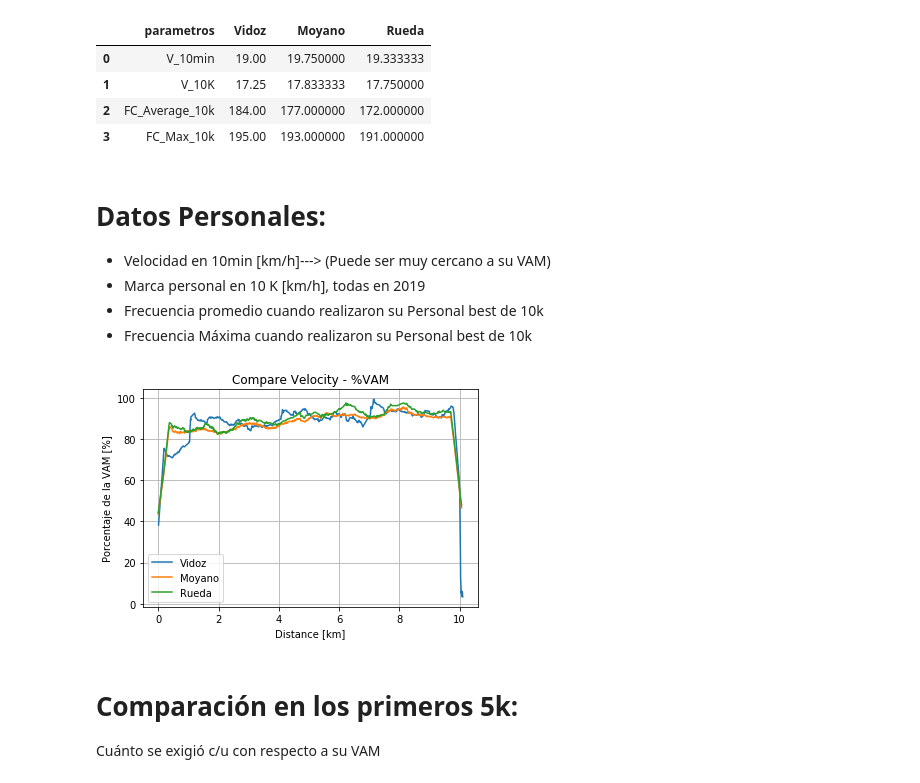
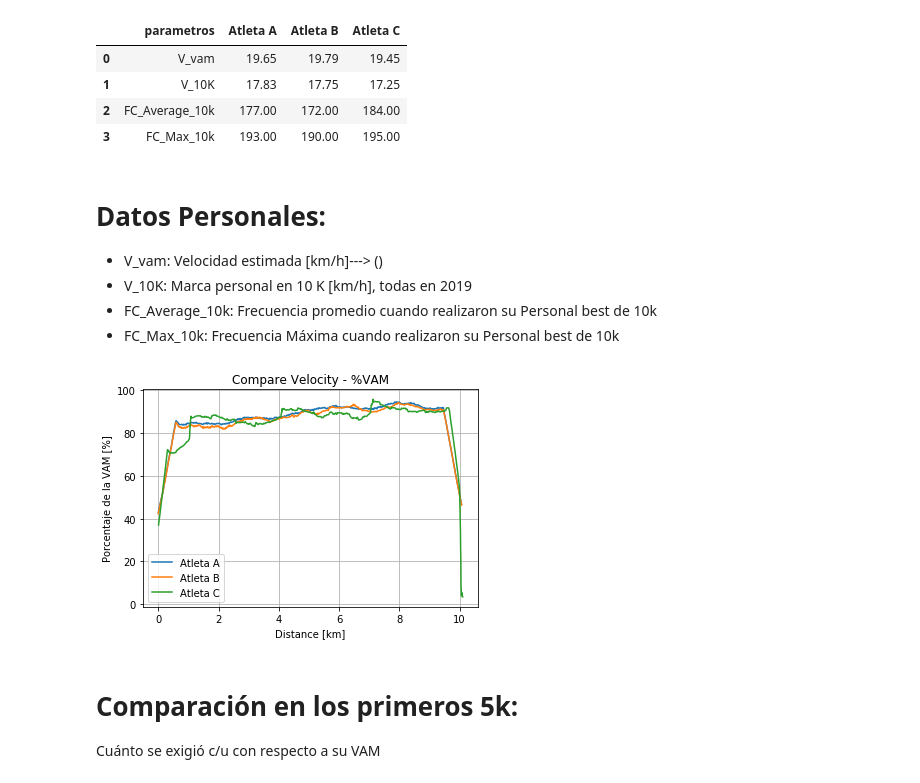
Before and after one commit to sagarueda/Data_10k_Test, a Jupyter notebook: Test 10K.ipynb, the cells around one changed output. Drawn from its saved outputs; the diff is of its cells as text; code cells hidden in the pictures.

```diff
--- a/Test 10K.ipynb
+++ b/Test 10K.ipynb
@@ -143,0 +218,9 @@ plt.show()
+# %%
+V05_A = round(np.mean(data_A["velocity_smooth"][int(len(data_A["velocity_smooth"])/2):-100]),2)
+V05_B = round(np.mean(data_B["velocity_smooth"][int(len(data_B["velocity_smooth"])/2):-100]),2)
+V05_C = round(np.mean(data_C["velocity_smooth"][int(len(data_C["velocity_smooth"])/2):-400]),2)
+V05 = [V05_A,V05_B,V05_C]
+VAM_2 =[] #lA NUEVA VAM
+for V in V05:
+    print("El",atl[j],"corrió los últimos 5k a",round(V,1),"km/h")
+    VAM_2.append(VAM_test10(10*60/V))
@@ -144,55 +248,51 @@ plt.show()
 # %%
-#Marco, Jaime y Gabi declaran tener velocidad "cercana a la VAM"
-names = ["Vidoz", "Moyano","Rueda"]
-#VAM = [3:12, 3:03,3:08]
-V_10min = 20-np.array([12,3,8])/12 #km/h
+names = ["Atleta A", "Atleta B","Atleta C"]
+#VAM = [3:12, 3:03,3:08] #vel de 2k de c/u
+
+V_vam = y#vam promedio
 
 #V_10K_Personal Best = [3:33, 3:26,3:27] (Pista2019, CIpolletti2019, Velodromo2019)
-V_10k = 20-np.array([33,26,27])/12
-FC10k_avg = [184,177,172]
-FC10k_max = [195,193,191]
+V_10k = 20-np.array([26,27,33])/12
+FC10k_avg = [177,172,184]
+FC10k_max = [193,190,195]
 P_Best = pd.DataFrame()
-P_Best["parametros"] = ["V_10min","V_10K", "FC_Average_10k","FC_Max_10k"]
+P_Best["parametros"] = ["V_vam","V_10K", "FC_Average_10k","FC_Max_10k"]
 j = 0
 for i in names:
-    P_Best[i] = np.array([V_10min[j],V_10k[j],FC10k_avg[j],FC10k_max[j]])
+    P_Best[i] = np.array([round(V_vam[j],2),round(V_10k[j],2),int(FC10k_avg[j]),int(FC10k_max[j])])
     j +=1
 
 P_Best.head()
 # %% [output]
-|  | parametros | Vidoz | Moyano | Rueda |
-| 0 | V_10min | 19.00 | 19.750000 | 19.333333 |
-| 1 | V_10K | 17.25 | 17.833333 | 17.750000 |
-| 2 | FC_Average_10k | 184.00 | 177.000000 | 172.000000 |
-| 3 | FC_Max_10k | 195.00 | 193.000000 | 191.000000 |
+|  | parametros | Atleta A | Atleta B | Atleta C |
+| 0 | V_vam | 19.65 | 19.79 | 19.45 |
+| 1 | V_10K | 17.83 | 17.75 | 17.25 |
+| 2 | FC_Average_10k | 177.00 | 172.00 | 184.00 |
+| 3 | FC_Max_10k | 193.00 | 190.00 | 195.00 |
 # %% [markdown]
 # Datos Personales:
-- Velocidad en 10min [km/h]---> (Puede ser muy cercano a su VAM)
-- Marca personal en 10 K [km/h], todas en 2019
-- Frecuencia promedio cuando realizaron su Personal best de 10k
-- Frecuencia Máxima cuando realizaron su Personal best de 10k
+- V_vam: Velocidad estimada [km/h]---> ()
+- V_10K: Marca personal en 10 K [km/h], todas en 2019
+- FC_Average_10k: Frecuencia promedio cuando realizaron su Personal best de 10k
+- FC_Max_10k: Frecuencia Máxima cuando realizaron su Personal best de 10k
 # %%
-
-V_VAM_A = np.array(100 - (P_Best["Vidoz"][0]-np.array(data_3["velocity_smooth"]))/P_Best["Vidoz"][0]*100)
-V_VAM_B = np.array(100 - (P_Best["Moyano"][0]-np.array(data_4["velocity_smooth"]))/P_Best["Moyano"][0]*100)
-V_VAM_C = np.array(100 - (P_Best["Rueda"][0]-np.array(data_1["velocity_smooth"]))/P_Best["Rueda"][0]*100)
-
-
+V_VAM_A = np.array(100 - (P_Best["Atleta A"][0]-np.array(data_A["velocity_smooth"]))/P_Best["Atleta A"][0]*100)
+V_VAM_B = np.array(100 - (P_Best["Atleta B"][0]-np.array(data_B["velocity_smooth"]))/P_Best["Atleta B"][0]*100)
+V_VAM_C = np.array(100 - (P_Best["Atleta C"][0]-np.array(data_C["velocity_smooth"]))/P_Best["Atleta C"][0]*100)
 
 plt.figure(2)
-N1 = 150
+N1 = 250
 plt.title("Compare Velocity - %VAM")
-ax1 = plt.plot(data_3["distance"],smooth(V_VAM_A,N1),label="Vidoz")
-plt.plot(data_4["distance"],smooth(V_VAM_B,N1),label="Moyano")
-plt.plot(data_1["distance"],smooth(V_VAM_C,N1),label="Rueda")
+ax1 = plt.plot(data_A["distance"],smooth(V_VAM_A,N1),label=names[0])
+plt.plot(data_B["distance"],smooth(V_VAM_B,N1),label=names[1])
+plt.plot(data_C["distance"],smooth(V_VAM_C,N1),label=names[2])
 plt.xlabel('Distance [km]')
 plt.ylabel("Porcentaje de la VAM [%]")
 plt.legend()
 plt.grid()
-#ax1.set_ylim(60,110)
 plt.show()
 # %% [output]
-[figure, old version]
+[figure, new version]
 # %% [markdown]
 # Comparación en los primeros 5k:
  Cuánto se exigió c/u con respecto a su VAM
```
Also changed, not shown: parts of 28 cells of this notebook.
